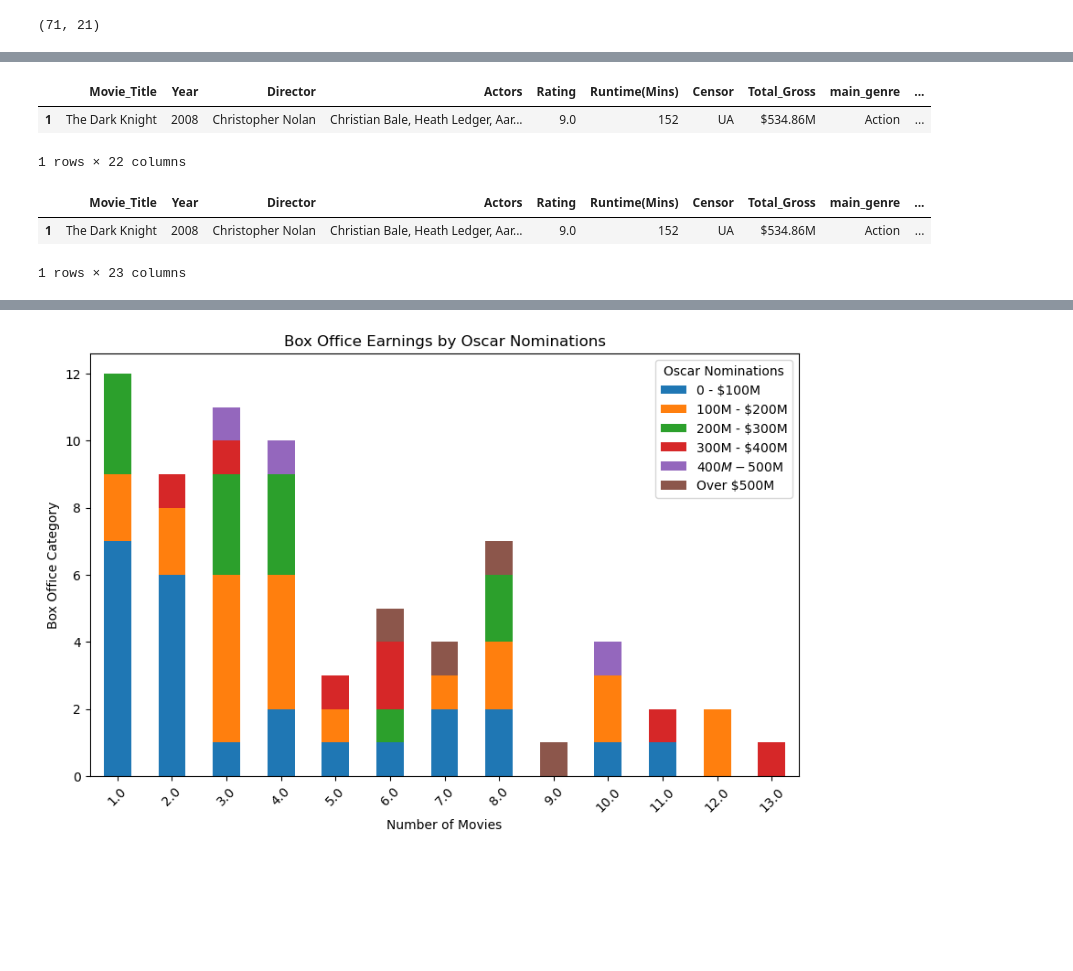
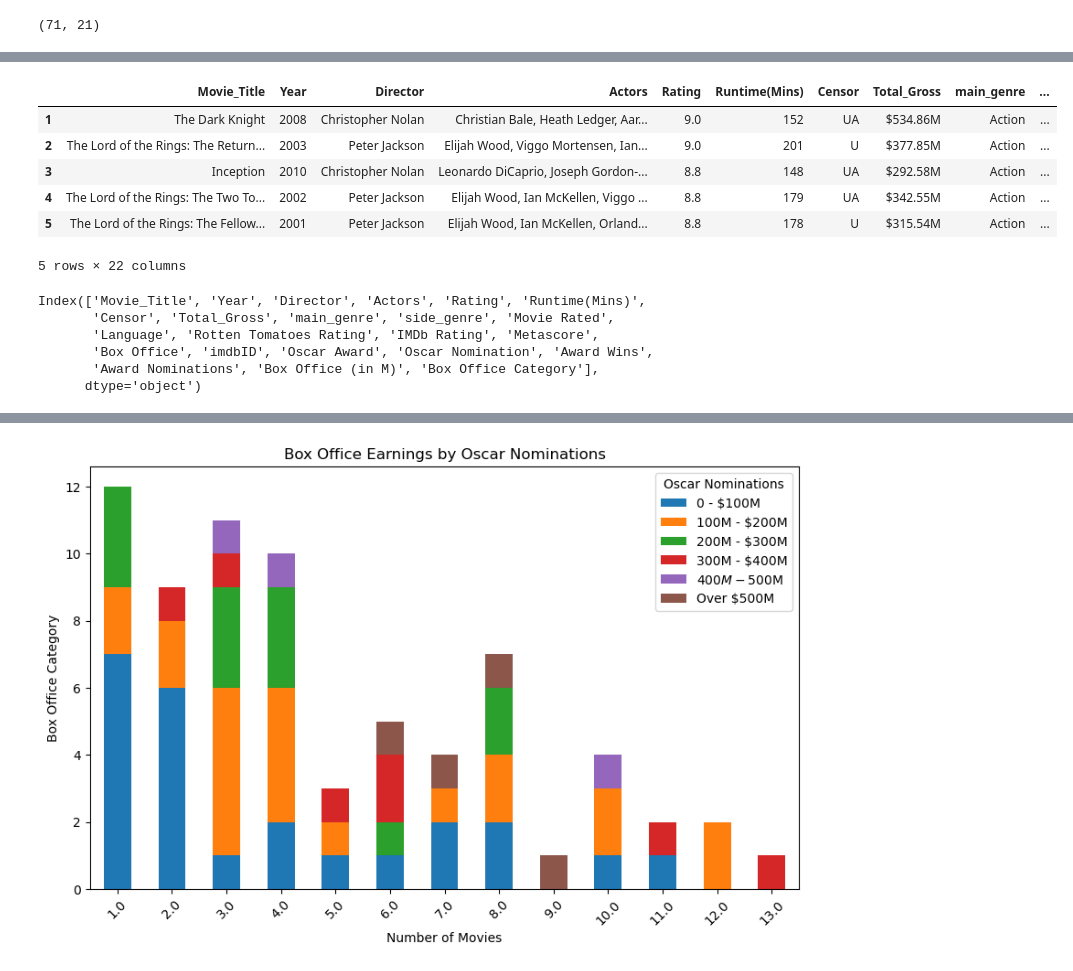
Before and after one commit to jvwastaken/Blockbuster-Breakdown, a Jupyter notebook: sloucel_analysis/movie_awards_analysis.ipynb, the cells around one changed output, grey strips where cells are left out. Cells and saved outputs as stored; diff of their text form; code cells hidden in the pictures; blank space fills up the shorter version.

```diff
--- a/sloucel_analysis/movie_awards_analysis.ipynb
+++ b/sloucel_analysis/movie_awards_analysis.ipynb
@@ -59,0 +61,5 @@ clean_movie_df.shape
+# %%
+#clean_movie_df2['Rotten Tomatoes Rating'] = pd.to_numeric(clean_movie_df2['Rotten Tomatoes Rating'], errors='coerce')
+clean_movie_df2['IMDb Rating'] = pd.to_numeric(clean_movie_df2['IMDb Rating'], errors='coerce')
+clean_movie_df2['Metascore'] = pd.to_numeric(clean_movie_df2['Metascore'], errors='coerce')
+print(clean_movie_df2.dtypes)
@@ -59,0 +84,14 @@ clean_movie_df.shape
+# %%
+def convert_to_float(x):
+    if isinstance(x, str):  # Check if the input is a string
+        if '/' in x:  # Handling fractions
+            numerator, denominator = x.split('/')
+            return float(numerator) / float(denominator)
+        elif '%' in x:  # Handling percentages
+            return float(x.rstrip('%')) / 100  # Remove the '%' and convert to decimal
+        else:
+            return float(x)  # Convert directly if no special characters
+    return x  # Return as is if it's already a numeric type
+# %%
+clean_movie_df2['Rotten Tomatoes Rating'] = clean_movie_df2['Rotten Tomatoes Rating'].apply(convert_to_float)
+print(clean_movie_df2.dtypes)
@@ -60,25 +116,30 @@ clean_movie_df.shape
 # %%
-# Create a copy
-clean_movie_df2 = clean_movie_df.copy()
-
 # Convert 'Box Office' to numeric after removing $ and commas
 clean_movie_df2['Box Office'] = clean_movie_df2['Box Office'].replace('[\$,]', '', regex=True).astype(int)
 
 # Convert millions to a more readable format
 clean_movie_df2['Box Office (in M)'] = (clean_movie_df2['Box Office'] / 1e6).round(1).astype(str) + 'M'
 
-clean_movie_df2.head(1)
+clean_movie_df2.head(5)
 # %% [output]
 |  | Movie_Title | Year | Director | Actors | Rating | Runtime(Mins) | Censor | Total_Gross | main_genre | ... |
 | 1 | The Dark Knight | 2008 | Christopher Nolan | Christian Bale, Heath Ledger, Aar... | 9.0 | 152 | UA | $534.86M | Action | ... |
+| 2 | The Lord of the Rings: The Return... | 2003 | Peter Jackson | Elijah Wood, Viggo Mortensen, Ian... | 9.0 | 201 | U | $377.85M | Action | ... |
+| 3 | Inception | 2010 | Christopher Nolan | Leonardo DiCaprio, Joseph Gordon-... | 8.8 | 148 | UA | $292.58M | Action | ... |
+| 4 | The Lord of the Rings: The Two To... | 2002 | Peter Jackson | Elijah Wood, Ian McKellen, Viggo ... | 8.8 | 179 | UA | $342.55M | Action | ... |
+| 5 | The Lord of the Rings: The Fellow... | 2001 | Peter Jackson | Elijah Wood, Ian McKellen, Orland... | 8.8 | 178 | U | $315.54M | Action | ... |
-1 rows × 22 columns
+5 rows × 22 columns
 # %%
 bins = [0, 100000000, 200000000, 300000000, 400000000, 500000000, 1000000000]
 labels = ['0 - $100M', '100M - $200M', '200M - $300M', '300M - $400M', '$400M - $500M', 'Over $500M']
 clean_movie_df2['Box Office Category'] = pd.cut(clean_movie_df2['Box Office'], bins, labels=labels, right=True, include_lowest=True)
 # %%
-clean_movie_df2.head(1)
+clean_movie_df2.head(20)
+clean_movie_df2.columns
 # %% [output]
-|  | Movie_Title | Year | Director | Actors | Rating | Runtime(Mins) | Censor | Total_Gross | main_genre | ... |
-| 1 | The Dark Knight | 2008 | Christopher Nolan | Christian Bale, Heath Ledger, Aar... | 9.0 | 152 | UA | $534.86M | Action | ... |
-1 rows × 23 columns
+Index(['Movie_Title', 'Year', 'Director', 'Actors', 'Rating', 'Runtime(Mins)',
+       'Censor', 'Total_Gross', 'main_genre', 'side_genre', 'Movie Rated',
+       'Language', 'Rotten Tomatoes Rating', 'IMDb Rating', 'Metascore',
+       'Box Office', 'imdbID', 'Oscar Award', 'Oscar Nomination', 'Award Wins',
+       'Award Nominations', 'Box Office (in M)', 'Box Office Category'],
+      dtype='object')
```
Also changed, not shown: parts of 13 cells of this notebook, 4 other files.
